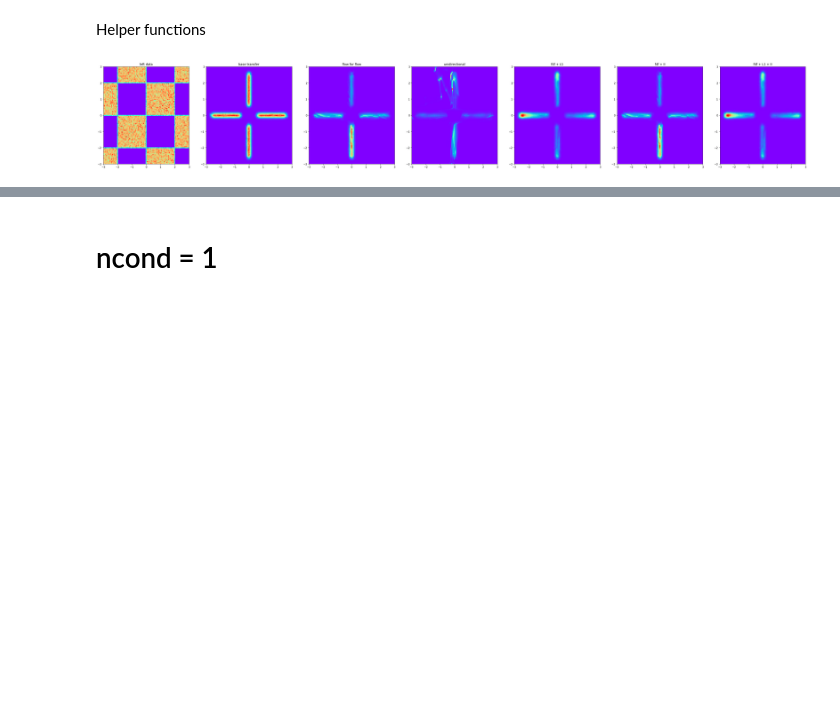
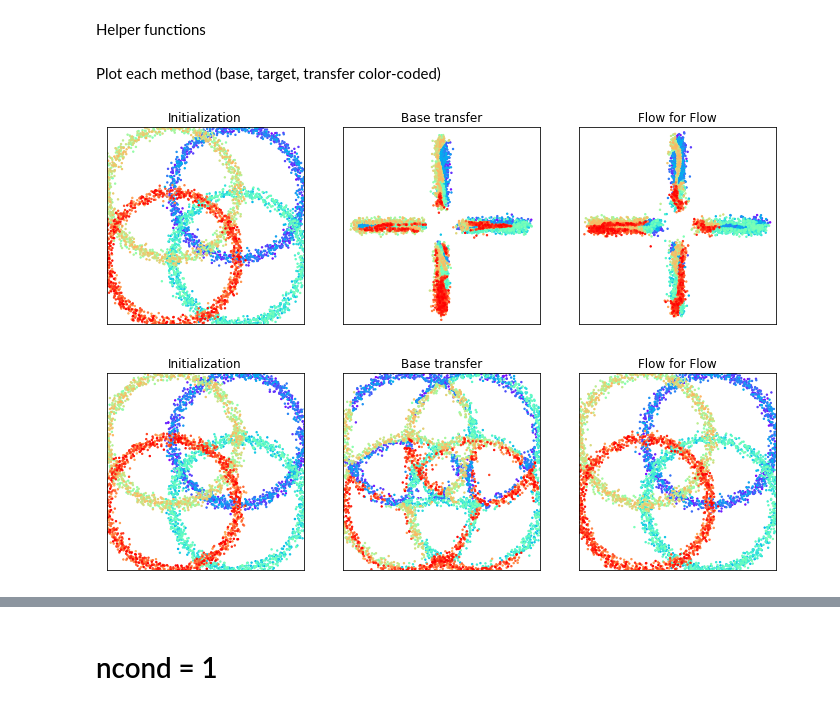
Before and after one commit to rmastand/flows4flows, a Jupyter notebook: paper_plots_toy.ipynb, the cells around one changed output, grey strips where cells are left out. Cells and saved outputs as stored; diff of their text form; code cells hidden in the pictures; blank space fills up the shorter version.

```diff
--- a/paper_plots_toy.ipynb
+++ b/paper_plots_toy.ipynb
@@ -151,9 +67,73 @@ def calculate_distance_and_plot(results_dir, bins = 20, n_round = 5, baseline =
 # %%
 
+labels_dir = {"baseline":"Baseline",
+              "left":"Input",
+              "right":"Target",
+              "base_transfer":"Base Transfer",
+              "f4f":"Flows for Flows",
+              "unidir_end":"Unidirectional",
+              "L1_start":"Movement Penalty",
+              "L1_end":"Movement Penalty",
+              "II_start":"Identity Initialization",
+              "II_end":"Identity Initialization",}
+
 # get the data
-ring_dir = collect_all_data_nocond("checkerboard_star_nocond")
 
-# plot
-plot_data_nocond(ring_dir, size = 7)
+combos_identity = ["star_star", "fourcircles_fourcircles", "checkerboard_checkerboard"]
+results_identity = {}
+
+combos_transfer = ["star_fourcircles", "fourcircles_star", "fourcircles_checkerboard", "checkerboard_fourcircles",
+                   "checkerboard_star", "star_checkerboard"]
+results_transfer = {}
+
+for c in combos_identity:
+    results_identity[c] = collect_all_data_nocond(f"{c}_nocond")
+
+for c in combos_transfer:
+    results_transfer[c] = collect_all_data_nocond(f"{c}_nocond")
-# %% [output]
-[figure, removed]
+# %% [markdown]
+Plot each method (base, target, transfer color-coded)
+# %%
+import matplotlib.cm as cm
+
+def plot_color_coded_transfer(all_results_dir, combo, base_key, target_key_1, target_key_2, size = 6, b = np.linspace(-3, 3, 100),
+                              cmap = cm.rainbow, n_points = 5000, s = 2):
+
+    fig, ax = plt.subplots(1, 3, figsize = (2*size, size))
+
+    # we only want to plot every n_th point
+    num_total_points = len(all_results_dir[combo][base_key][0])
+    n_skip = int(num_total_points/n_points)
+    colors = [cmap(x) for x in np.linspace(0, 1, n_points)]
+
+
+    # input
+    ax[0].scatter(all_results_dir[combo][base_key][0][:n_skip*n_points:n_skip], all_results_dir[combo][base_key][1][:n_skip*n_points:n_skip], color=colors, s = s)
+    ax[0].title.set_text("Initialization")
+
+    # target 1
+    ax[1].scatter(all_results_dir[combo][target_key_1][0][:n_skip*n_points:n_skip], all_results_dir[combo][target_key_1][1][:n_skip*n_points:n_skip], color=colors, s = s)
+    ax[1].title.set_text("Base transfer")
+
+    ax[2].scatter(all_results_dir[combo][target_key_2][0][:n_skip*n_points:n_skip], all_results_dir[combo][target_key_2][1][:n_skip*n_points:n_skip], color=colors, s = s)
+    ax[2].title.set_text("Flow for Flow")
+
+
+
+    # axis settings
+    for i in range(3):
+        ax[i].set_xticks([])
+        ax[i].set_yticks([])
+        ax[i].set_xlim([-3, 3])
+        ax[i].set_ylim([-3, 3])
+        ax[i].set_aspect("equal")
+
+    #plt.subplots_adjust(wspace=0, hspace=0)
+    fig.show()
+    plt.savefig(f"plots/{combo}_{target_key_1}_{target_key_2}", bbox_inches="tight")
+
+plot_color_coded_transfer(results_transfer, "fourcircles_star", "left", "base_transfer", "L1_end")
+plot_color_coded_transfer(results_identity, "fourcircles_fourcircles", "left", "base_transfer", "L1_end")
+# %% [output]
+[figure, added]
+[figure, added]
```
Also changed, not shown: parts of 15 cells of this notebook, 1 other file.
